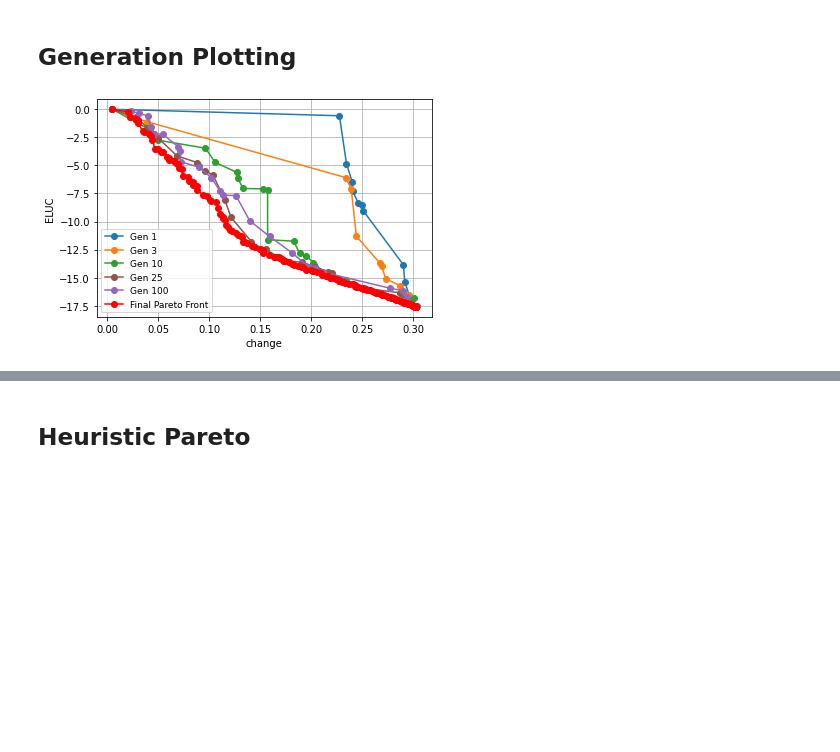
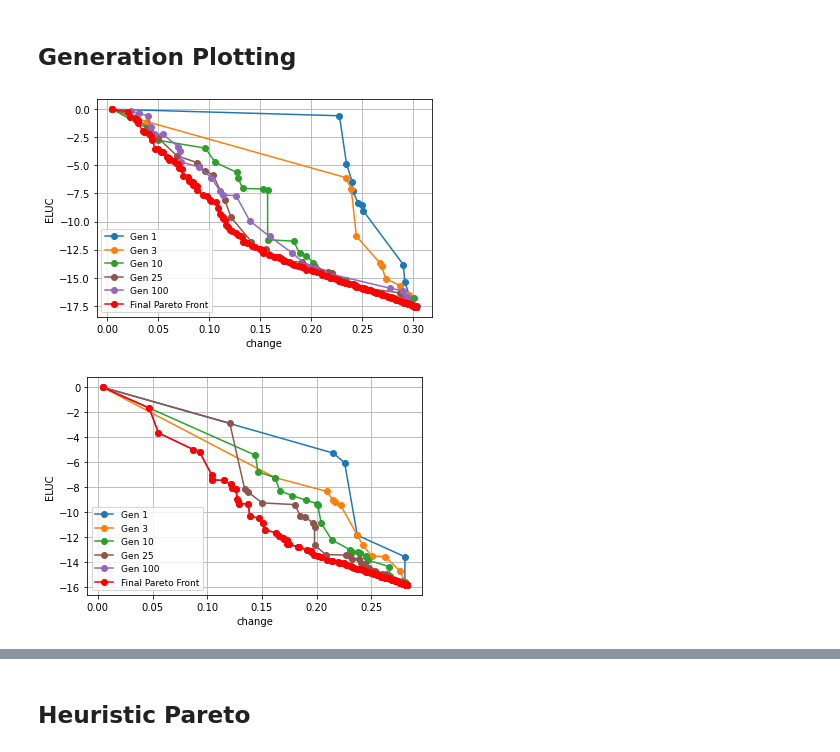
Before and after one commit to Project-Resilience/mvp, a Jupyter notebook: use_cases/eluc/experiments/prescriptor_experiments.ipynb, the cells around one changed output, grey strips where cells are left out. Cells and saved outputs as stored; diff of their text form; code cells hidden in the pictures; blank space fills up the shorter version.

Commit message:
Updated experiments to allow comparison between prescriptors

```diff
--- a/use_cases/eluc/experiments/prescriptor_experiments.ipynb
+++ b/use_cases/eluc/experiments/prescriptor_experiments.ipynb
@@ -21,3 +25,8 @@ dataset = ELUCData()
 # %% [markdown]
 ### Load Results
+# %%
+TOTAL_GENS = 100
+
+esp_results_dir = Path("prescriptors/esp/trained_prescriptors/no-overlap/seeded")
+torch_results_dir = Path("prescriptors/nsga2/trained_prescriptors/test")
 # %%
@@ -59,12 +69,12 @@ def get_merged_df(dir, gens):
     merged_df = pd.concat(dfs, ignore_index=True)
     return merged_df
 
-def get_overall_pareto_df(final_gen):
+def get_overall_pareto_df(final_gen:int, results_dir: Path):
     pareto_list = []
     # First, go through each gen and add prescriptors that aren't already dominated.
     for gen in range(1, final_gen + 1):
-        gen_filename = os.path.join(experiment_results_dir, f"{gen}.csv")
-        gen_df = pd.read_csv(gen_filename)
+        gen_path = results_dir / f"{gen}.csv"
+        gen_df = pd.read_csv(gen_path)
         gen_pareto_df = gen_df[gen_df['NSGA-II_rank'] == 1]
         for idx, row in gen_pareto_df.iterrows():
             pareto = True
@@ -97,7 +107,7 @@ def get_overall_pareto_df(final_gen):
     return pd.DataFrame(filtered_pareto_list)
 
 
-def plot_gens(dir, gens, save=False):
+def plot_gens(dir, gens, save_path=None):
     """
     Plots the pareto front for multiple generations.
     :param dir: The experiment results directory.
@@ -120,7 +130,7 @@ def plot_gens(dir, gens, save=False):
                        color=colors[i],
                        label="Gen " + str(gen))
 
-    overall_pareto_df = get_overall_pareto_df(gens[-1])
+    overall_pareto_df = get_overall_pareto_df(gens[-1], dir)
     overall_pareto_df = overall_pareto_df.sort_values(by="change")
     overall_pareto_df.plot(x='change', y='ELUC', c='r', marker='o', ax=ax, label="Final Pareto Front")
     #plt.xlim(0, 0.4)
@@ -130,11 +140,14 @@ def plot_gens(dir, gens, save=False):
     # plt.legend([handles[idx] for idx in order], [curve_names[idx] for idx in order], loc="upper right")
     plt.legend(prop={'size': 9})
     #plt.title("Pareto Fronts Across Generations")
-    if save:
-        plt.savefig("figures/pareto.png", format="png", dpi=300)
+    if save_path:
+        plt.savefig(save_path, format="png", dpi=300)
     plt.show()
-# %%
-plot_gens(experiment_results_dir, [1, 3, 10, 25, 100], save=False)
-# %% [output]
-[figure, removed]
+# %%
+gens_to_plot = [1, 3, 10, 25, 100]
+plot_gens(esp_results_dir, gens_to_plot, save_path=None)
+plot_gens(torch_results_dir, gens_to_plot, save_path=None)
+# %% [output]
+[figure, added]
+[figure, added]
 # %%
```
Also changed, not shown: parts of 26 cells of this notebook.
